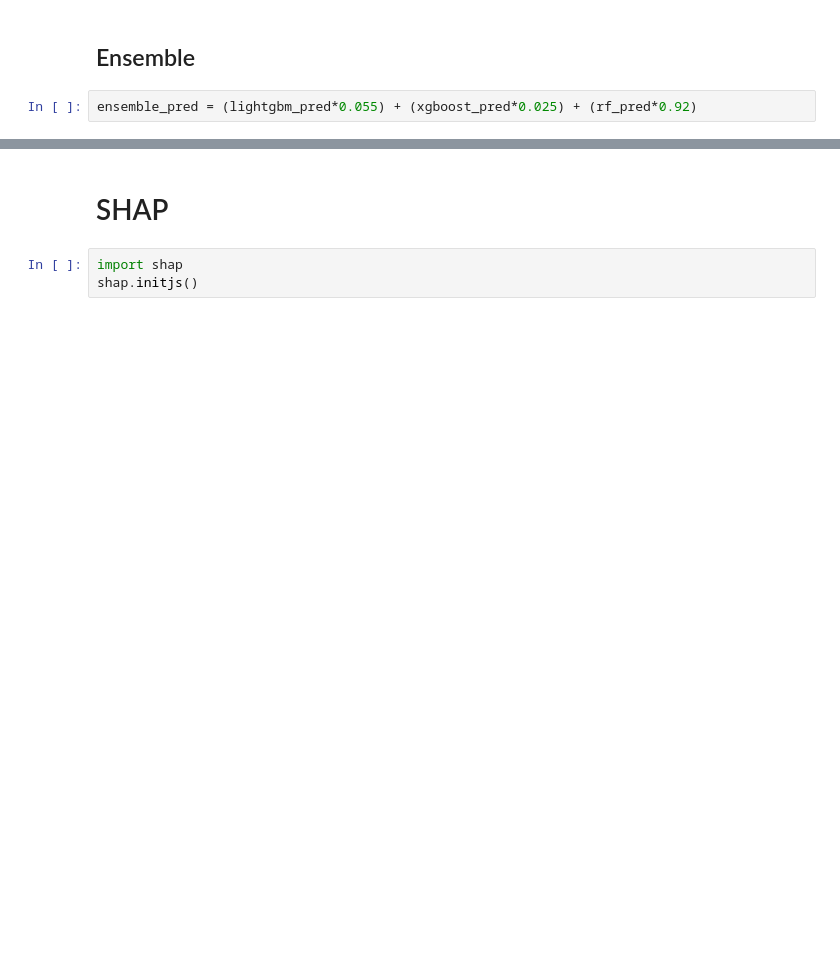
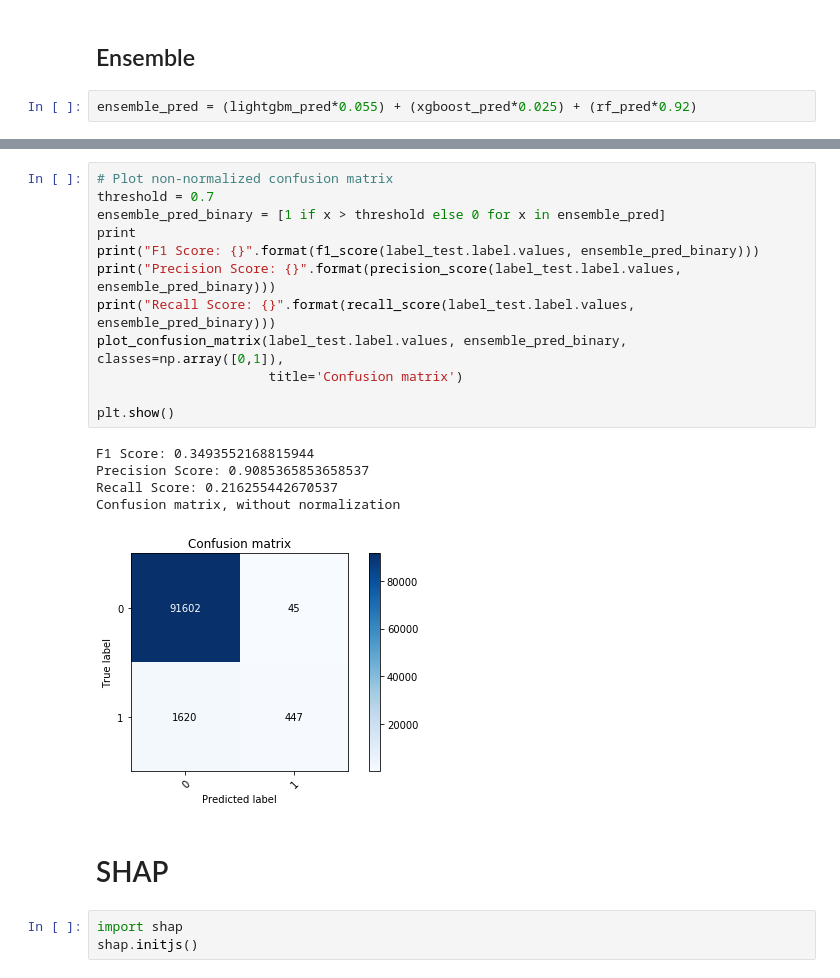
Before and after one commit to ilhamfp/if4041-fraud-detection, a Jupyter notebook: notebook/2-5. Data Preprocessing, Feature Engineering, & Modeling.ipynb, the cells around one changed output, grey strips where cells are left out. Drawn from its saved outputs; the diff is of its cells as text; blank space fills up the shorter version.

Commit message:
add confusion matrix and finding max precision / f1 score

```diff
--- a/notebook/2-5. Data Preprocessing, Feature Engineering, & Modeling.ipynb
+++ b/notebook/2-5. Data Preprocessing, Feature Engineering, & Modeling.ipynb
@@ -536,3 +665,21 @@ F1 Score: 0.49880260006842286
+# %%
+# Plot non-normalized confusion matrix
+threshold = 0.7
+ensemble_pred_binary = [1 if x > threshold else 0 for x in ensemble_pred]
+print
+print("F1 Score: {}".format(f1_score(label_test.label.values, ensemble_pred_binary)))
+print("Precision Score: {}".format(precision_score(label_test.label.values, ensemble_pred_binary)))
+print("Recall Score: {}".format(recall_score(label_test.label.values, ensemble_pred_binary)))
+plot_confusion_matrix(label_test.label.values, ensemble_pred_binary, classes=np.array([0,1]),
+                      title='Confusion matrix')
+
+plt.show()
+# %% [output]
+F1 Score: 0.3493552168815944
+Precision Score: 0.9085365853658537
+Recall Score: 0.216255442670537
+Confusion matrix, without normalization
+[figure, added]
 # %% [markdown]
 # SHAP
 # %%
```
Also changed, not shown: parts of 9 cells of this notebook.
